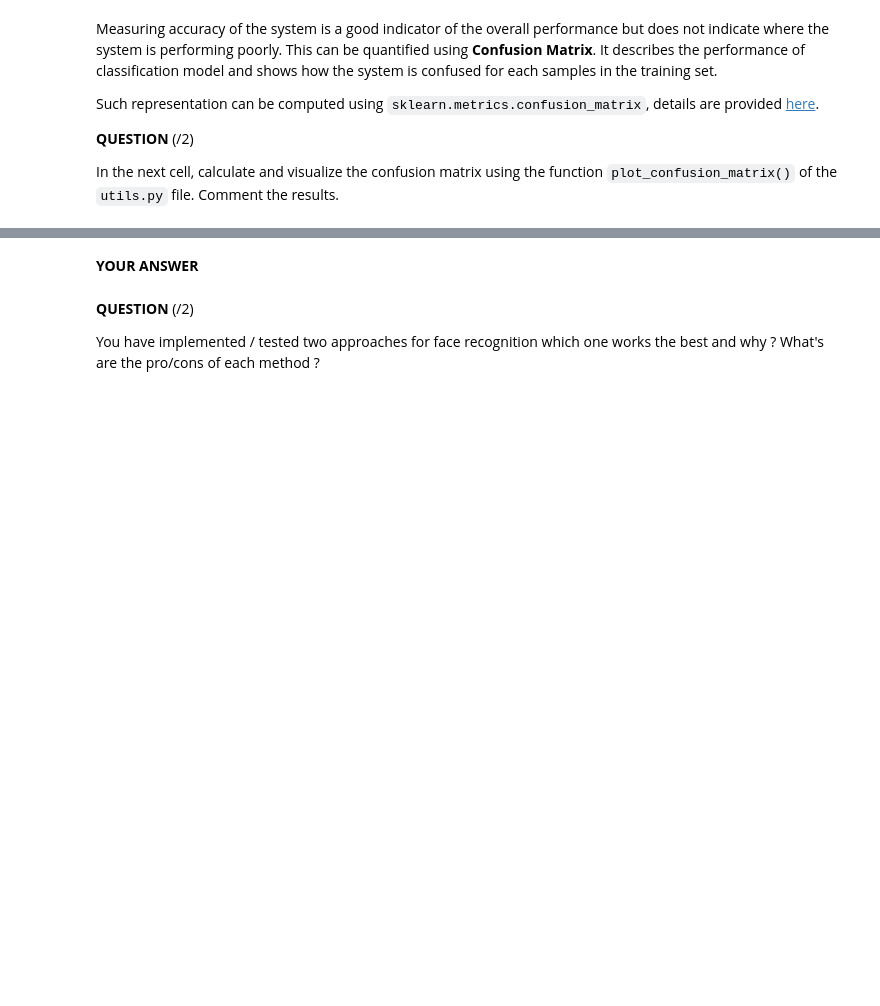
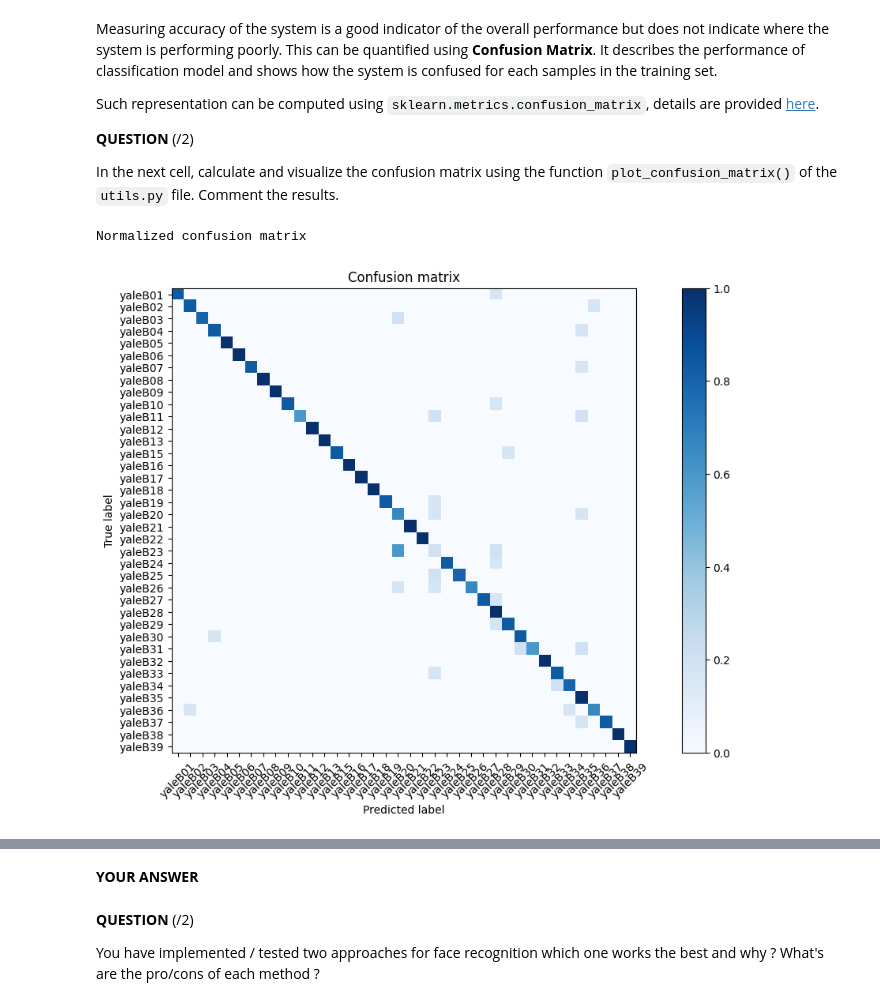
Before and after one commit to hamousz/sigProcLab, a Jupyter notebook: Lab2/notebook/02_object_detection_and_recognition_2025.ipynb, the cells around one changed output, grey strips where cells are left out. Saved outputs shown, nothing was run; the diff lists cells and outputs as text; code cells hidden in the pictures; blank space fills up the shorter version.

```diff
--- a/Lab2/notebook/02_object_detection_and_recognition_2025.ipynb
+++ b/Lab2/notebook/02_object_detection_and_recognition_2025.ipynb
@@ -977,7 +996,13 @@ def split_dataset(data, ratio):
     train = {}
     test = {}
 
-    # YOUR CODE HERE
+
+    for subject, images in data.items():
+        images_shuffled = images.copy()
+        np.random.shuffle(images_shuffled)
+        n_train = int(len(images_shuffled) * ratio)
+        train[subject] = images_shuffled[:n_train]
+        test[subject] = images_shuffled[n_train:]
 
     return train, test
 # %% [markdown]
@@ -1134,10 +1185,17 @@ def compute_centroids(data, trsfrm, label):
     :return:        Centroids, unique labels
     """
 
-    centroids = None
-    unique_lbl = None
+    projected_data = trsfrm.transform(data)
 
-    # YOUR CODE HERE
+    unique_lbl = np.unique(label)
+
+    centroids = []
+    for lbl in unique_lbl:
+        subject_samples = projected_data[label == lbl]
+        centroid = np.mean(subject_samples, axis= 0)
+        centroids.append(centroid)
+
+    centroids = np.array(centroids)
 
     return centroids, unique_lbl
 # %% [markdown]
@@ -1181,9 +1238,17 @@ def recognize(trsfrm, centroids, centroids_label, samples):
     :return:                Predicted labels
     """
 
-    pred = None
+    #projecting the new samples into the subspace
+    proj_samples = trsfrm.transform(samples)
 
-    # YOUR CODE HERE
+    pred = []
+
+    for sample in proj_samples:
+        distances = np.linalg.norm(centroids - sample, axis= 1)
+        closest_index = np.argmin(distances)
+        pred.append(centroids_label[closest_index])
+
+    pred = np.array(pred)
 
     return pred
 # %% [markdown]
@@ -1203,7 +1270,10 @@ In the nex cell, estimate the recognition accuracy on the testing set. Comment t
 # %%
 test_acc = 0
 
-# YOUR CODE HERE
+test_img, test_label = load_images(test)
+pca_test_pred = recognize(pca, train_centroids, train_centroid_label, test_img)
+n_err_test = np.count_nonzero(pca_test_pred != test_label)
+test_acc = 1.0 - (n_err_test / test_label.size)
 
 
 print("The recognition accuracy on the testing set is {:.2f}".format(test_acc))
@@ -1218,10 +1291,12 @@ Such representation can be computed using `sklearn.metrics.confusion_matrix`, de
 
 In the next cell, calculate and visualize the confusion matrix using the function `plot_confusion_matrix()` of the `utils.py` file. Comment the results.
 # %%
-#########################
-# YOUR CODE HERE
-#########################
+cm = confusion_matrix(test_label, pca_test_pred)
+classes = np.unique(test_label)
 
 # Plot confusion matrix
 plt.figure(figsize=(12, 7))
 plot_confusion_matrix(cm, classes, normalize=True)
+# %% [output]
+Normalized confusion matrix
+[figure, added]
```
Also changed, not shown: parts of 68 cells of this notebook.
